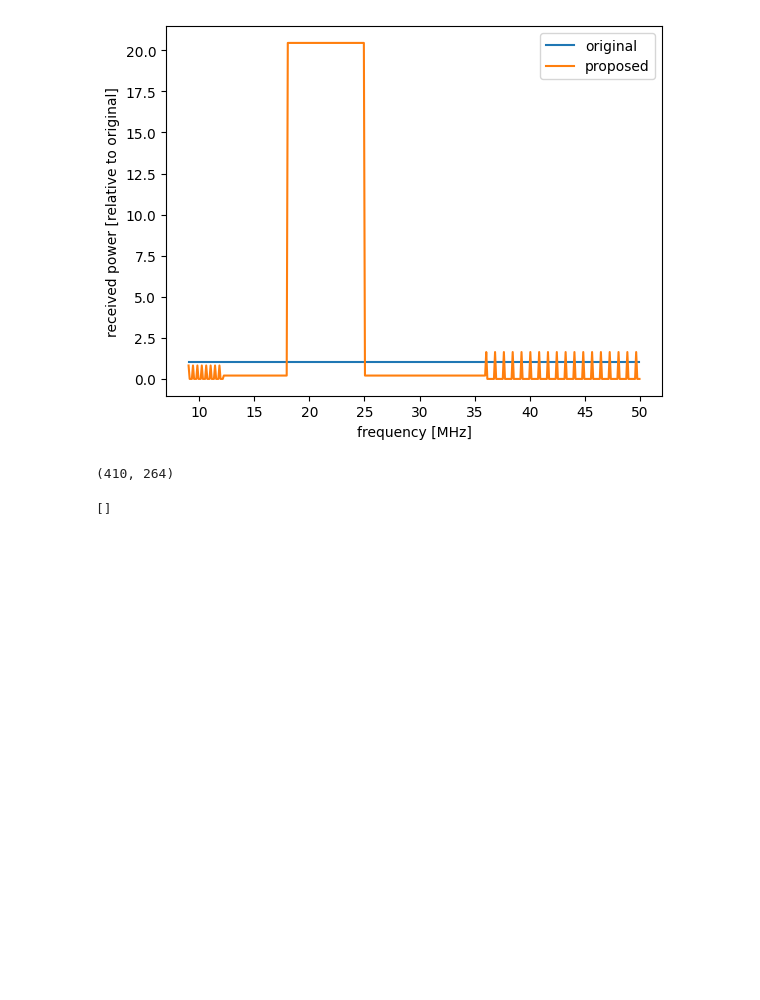
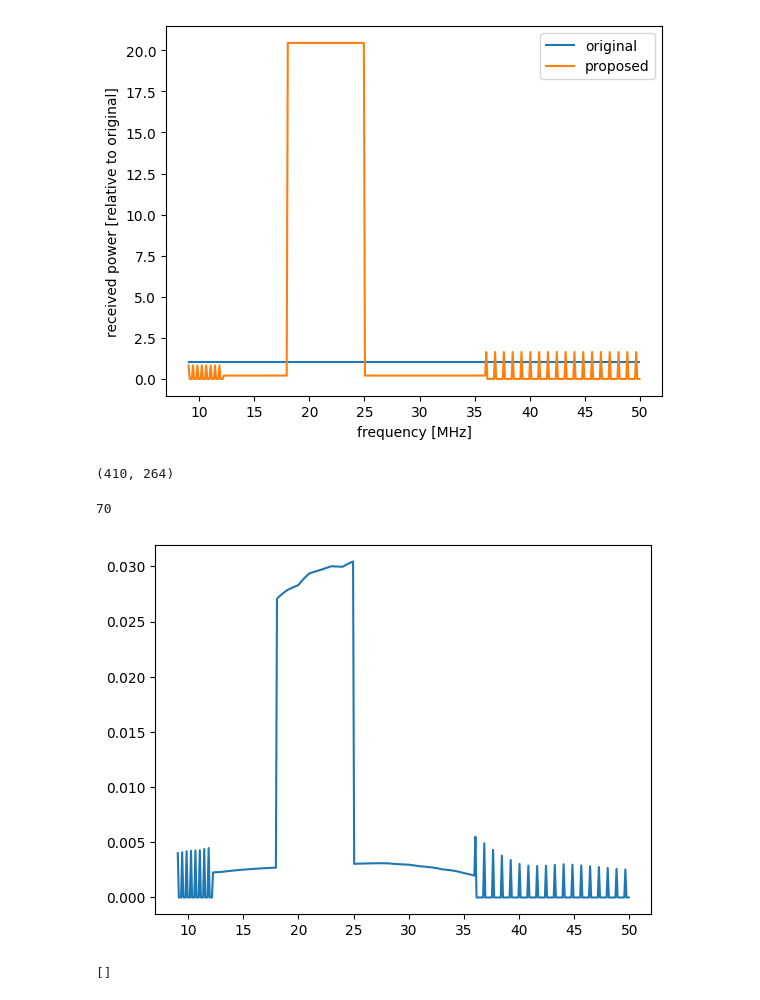
Before and after one commit to lusee-night/notebooks, a Jupyter notebook: calibrator/pfb_detect_ng.ipynb, the cells around one changed output. Cells and saved outputs as stored; diff of their text form; code cells hidden in the pictures; blank space fills up the shorter version.

Commit message:
plotting beam for Hugo

```diff
--- a/calibrator/pfb_detect_ng.ipynb
+++ b/calibrator/pfb_detect_ng.ipynb
@@ -159,6 +165,12 @@ len(precompensation), (precompensation_fix>0).sum()
 # %%
 Asfix = As*np.sqrt(precompensation_fix*antenna)
 np.save('Asfix.npy',Asfix)
+# %%
+plt.plot(freq,Asfix/Ns)
+np.sum(Asfix/Ns>0.025)
+# %% [output]
+70
+[figure, added]
 # %%
 plt.plot(freq,Asfix/Ns*np.sqrt(16*256*128),'b-')
 plt.xlabel('frequency [MHz]')
```
Also changed, not shown: parts of 1 cell of this notebook, 1 other file.
